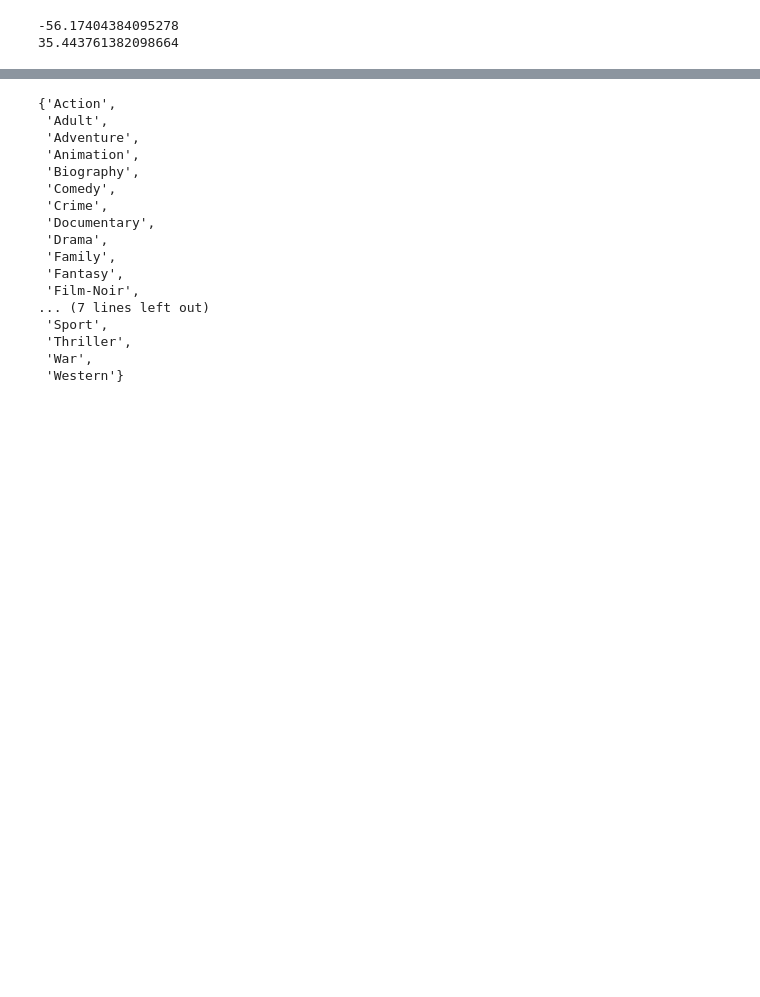
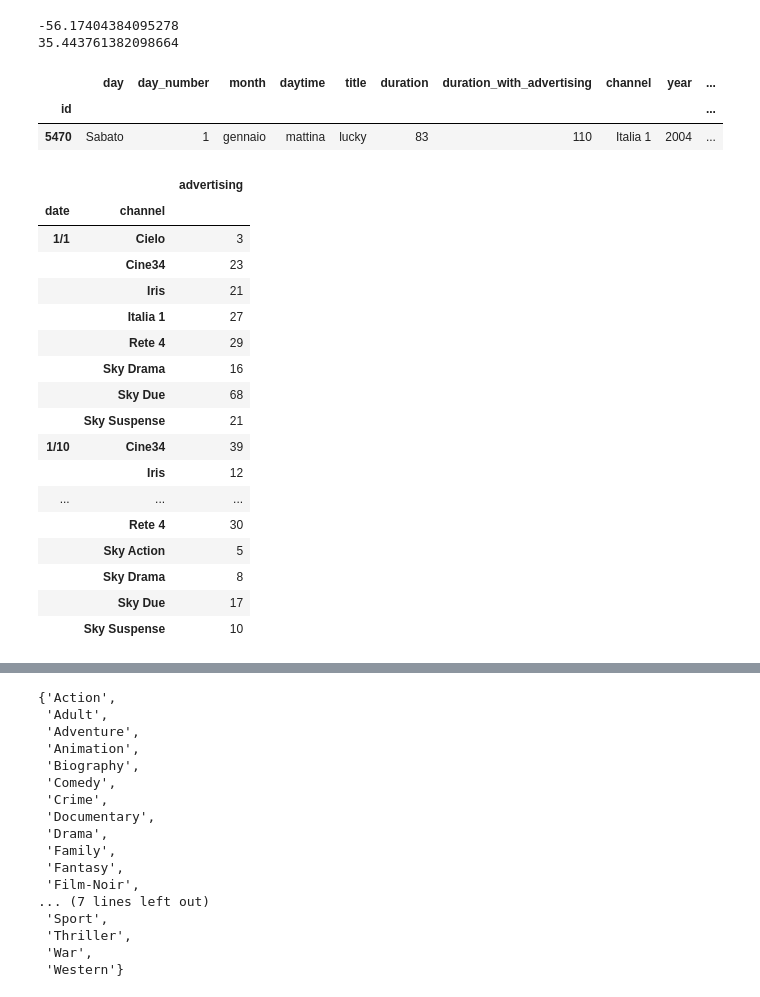
Before and after one commit to florin-git/TV-Movies-Visual-Analytics, a Jupyter notebook: dataset_creation.ipynb, the cells around one changed output, grey strips where cells are left out. Cells and saved outputs as stored; diff of their text form; code cells hidden in the pictures; blank space fills up the shorter version.

```diff
--- a/dataset_creation.ipynb
+++ b/dataset_creation.ipynb
@@ -849,3 +849,24 @@ print(df_mds['mds_y'].max())
 # %% [output]
 -56.17404384095278
 35.443761382098664
+# %%
+df_main_info = pd.read_csv("./dataset/df_main_info.csv", index_col=0)
+# %%
+monthMap = {
+    "gennaio": 1,
+    "febbraio": 2,
+    "marzo": 3,
+    "aprile": 4,
+    "maggio": 5,
+    "giugno": 6,
+    "luglio": 7,
+    "agosto": 8,
+    "settembre": 9,
+    "ottobre": 10,
+    "novembre": 11,
+    "dicembre": 12,
+}
+# %%
+df_main_info['month_number'] = df_main_info['month'].apply(lambda m: monthMap[m])
+# %%
+df_main_info['date'] = df_main_info['day_number'].apply(lambda d: str(d)) + "/" + df_main_info['month'].apply(lambda m: str(monthMap[m]))
@@ -851,0 +875,27 @@ print(df_mds['mds_y'].max())
+# %%
+df_main_info[(df_main_info['date'] == "4/1") & (df_main_info['channel'] == "Sky Action")]
+# %% [output]
+|  | day | day_number | month | daytime | title | duration | duration_with_advertising | channel | year | ... |
+| id |  |  |  |  |  |  |  |  |  | ... |
+| 5470 | Sabato | 1 | gennaio | mattina | lucky | 83 | 110 | Italia 1 | 2004 | ... |
+# %%
+df_main_info.groupby(by=['date', 'channel'])['advertising'].sum().to_frame()[:50]
+# %% [output]
+|  |  | advertising |
+| date | channel |  |
+| 1/1 | Cielo | 3 |
+|  | Cine34 | 23 |
+|  | Iris | 21 |
+|  | Italia 1 | 27 |
+|  | Rete 4 | 29 |
+|  | Sky Drama | 16 |
+|  | Sky Due | 68 |
+|  | Sky Suspense | 21 |
+| 1/10 | Cine34 | 39 |
+|  | Iris | 12 |
+| ... | ... | ... |
+|  | Rete 4 | 30 |
+|  | Sky Action | 5 |
+|  | Sky Drama | 8 |
+|  | Sky Due | 17 |
+|  | Sky Suspense | 10 |
```
Also changed, not shown: parts of 6 cells of this notebook, 6 other files.
